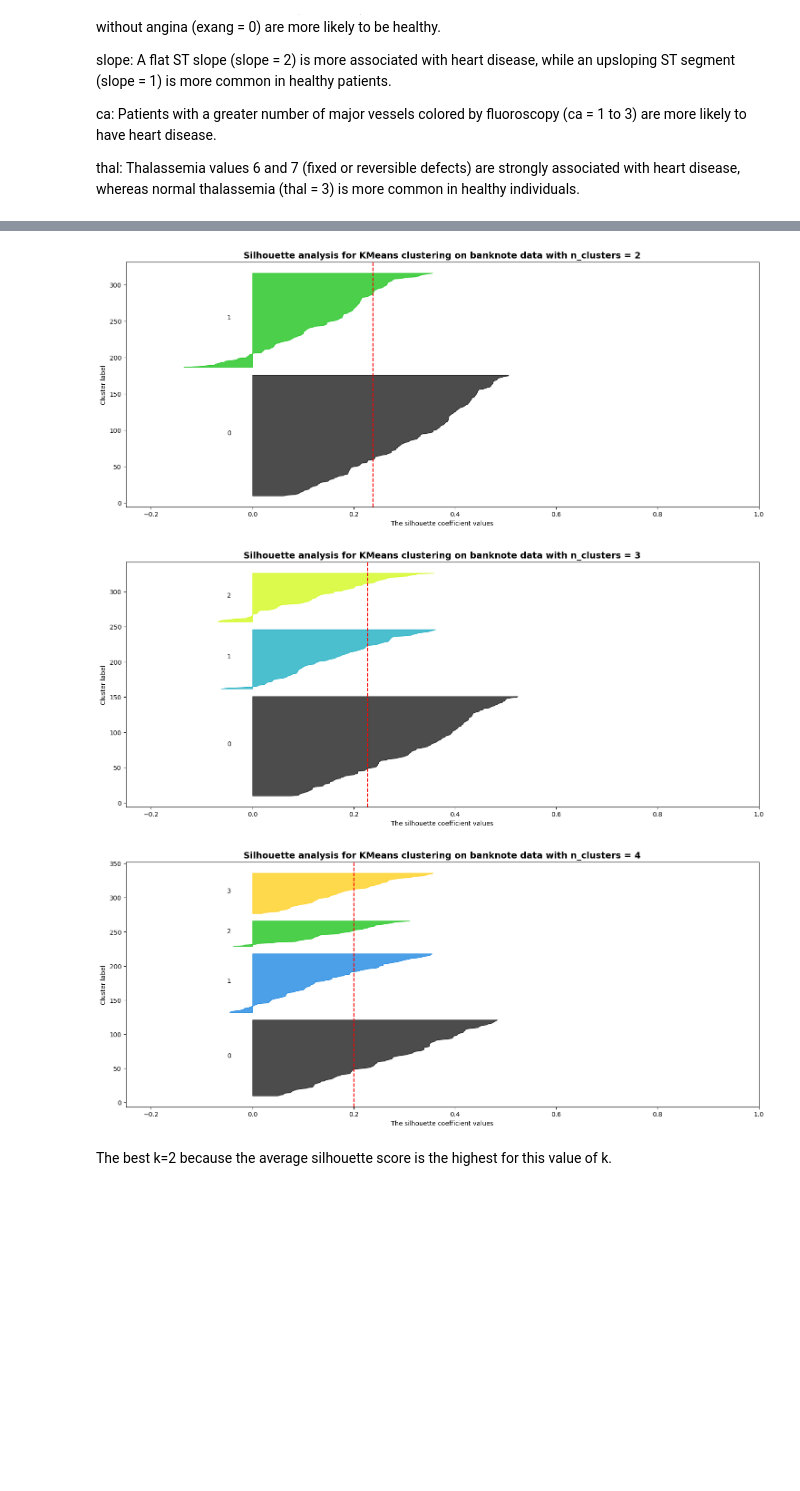
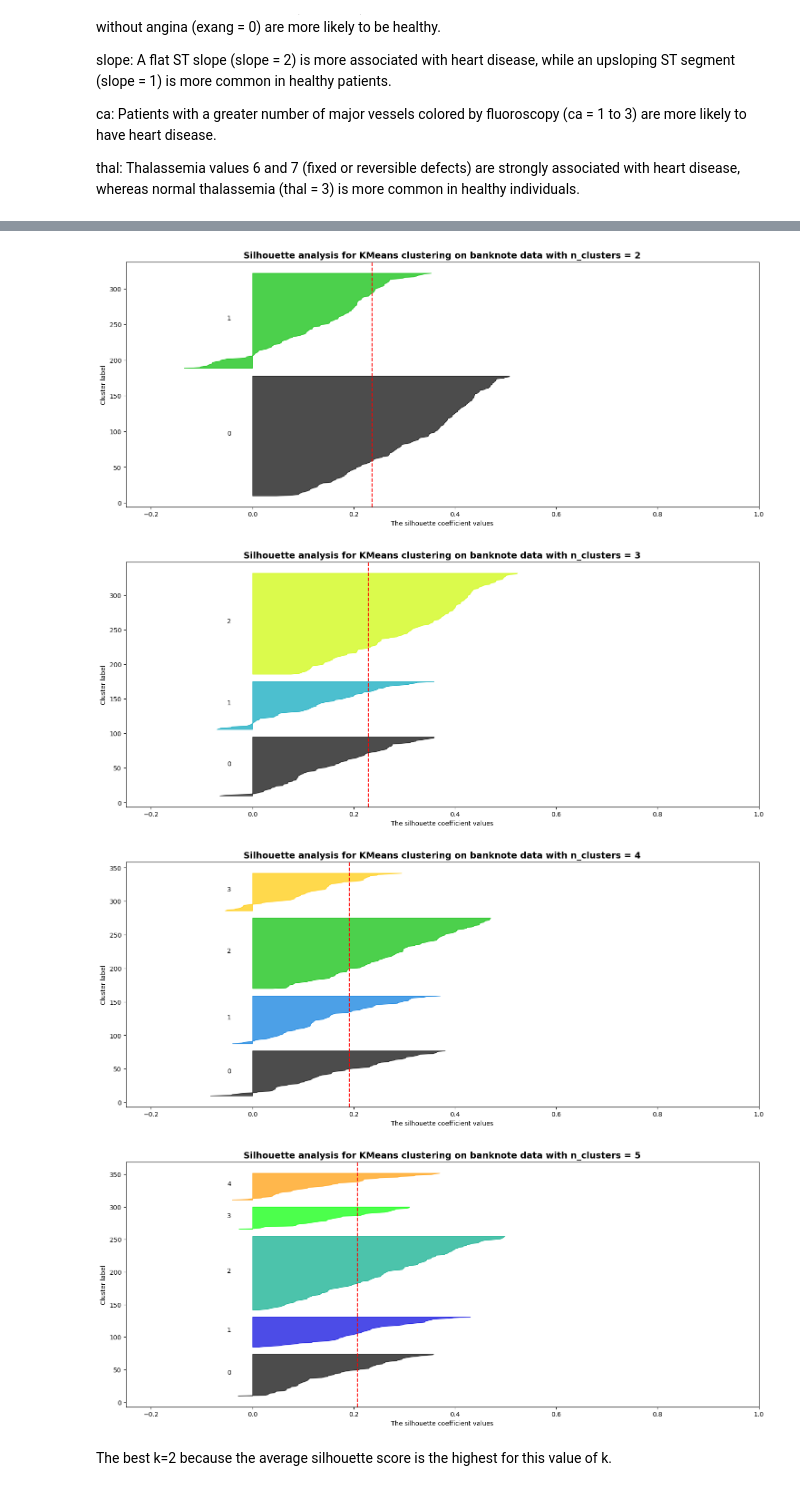
Before and after one commit to woodyhouse/stats3da3_ass6, a Jupyter notebook: ass6.ipynb, the cells around one changed output, grey strips where cells are left out. Saved outputs shown, nothing was run; the diff lists cells and outputs as text; code cells hidden in the pictures; blank space fills up the shorter version.

```diff
--- a/ass6.ipynb
+++ b/ass6.ipynb
@@ -271,10 +311,0 @@ There are 6 missing values and 297 observations after dropping the missing
-# %%
-numerical_cols = ['age', 'trestbps', 'chol', 'thalach', 'oldpeak']
-scaler = StandardScaler()
-
-
-data_removed[numerical_cols] = scaler.fit_transform(data_removed[numerical_cols])
-categorical_cols = ['sex','cp', 'fbs', 'restecg', 'exang','slope', 'thal','ca']
-df = pd.get_dummies(data_removed, columns = categorical_cols, drop_first=True)
-df = df.astype({col: 'int' for col in df.select_dtypes(include='bool').columns})
-print(df.head())
@@ -299,21 +314,19 @@ print(df.head())
 # %%
-#7
-range_n_clusters = range(2, 5)
+range_n_clusters = range(2, 6)
 for n_clusters in range_n_clusters:
     km = KMeans(n_clusters = n_clusters, n_init = 20, random_state=0)
     cluster_labels_km = km.fit_predict(df[numerical_cols])
     silhouette_avg_km = silhouette_score(df[numerical_cols], cluster_labels_km)
-    # Compute the silhouette scores for each sample
+
     sample_silhouette_values = silhouette_samples(df[numerical_cols], cluster_labels_km)
     fig, ax1 = plt.subplots(1, 1)
     fig.set_size_inches(18, 7)
-    ax1.set_xlim([-0.25, 1])# change this based on the silhouette range
+    ax1.set_xlim([-0.25, 1])
 
     y_lower = 10
 
     for i in range(n_clusters):
-        # Aggregate the silhouette scores for samples belonging to
-        # cluster i, and sort them
+
         ith_cluster_silhouette_values = sample_silhouette_values[cluster_labels_km == i]
 
         ith_cluster_silhouette_values.sort()
@@ -321,37 +334,35 @@ for n_clusters in range_n_clusters:
         size_cluster_i = ith_cluster_silhouette_values.shape[0]
         y_upper = y_lower + size_cluster_i
 
         color = cm.nipy_spectral(float(i) / n_clusters)
         ax1.fill_betweenx(
             np.arange(y_lower, y_upper),
             0,
             ith_cluster_silhouette_values,
             facecolor=color,
             edgecolor=color,
             alpha=0.7,
         )
 
-        # Label the silhouette plots with their cluster numbers at the middle
         ax1.text(-0.05, y_lower + 0.5 * size_cluster_i, str(i))
 
-        # Compute the new y_lower for next plot
         y_lower = y_upper + 10
 
     ax1.set_title("The silhouette plot for various cluster")
     ax1.set_xlabel("The silhouette coefficient values")
     ax1.set_ylabel("Cluster label")
 
-    # The vertical line for average silhouette score of all the values
     ax1.axvline(x=silhouette_avg_km, color="red", linestyle="--")
     plt.title(
         "Silhouette analysis for KMeans clustering on banknote data with n_clusters = %d"
         % n_clusters,
         fontsize=14,
         fontweight="bold",
     )
 # %% [output]
 [figure]
-[figure, old version]
+[figure, new version]
-[figure, old version]
+[figure, new version]
+[figure, added]
 # %% [markdown]
 The best k=2 because the average silhouette score is the highest for this value of k.
```
Also changed, not shown: parts of 30 cells of this notebook.
